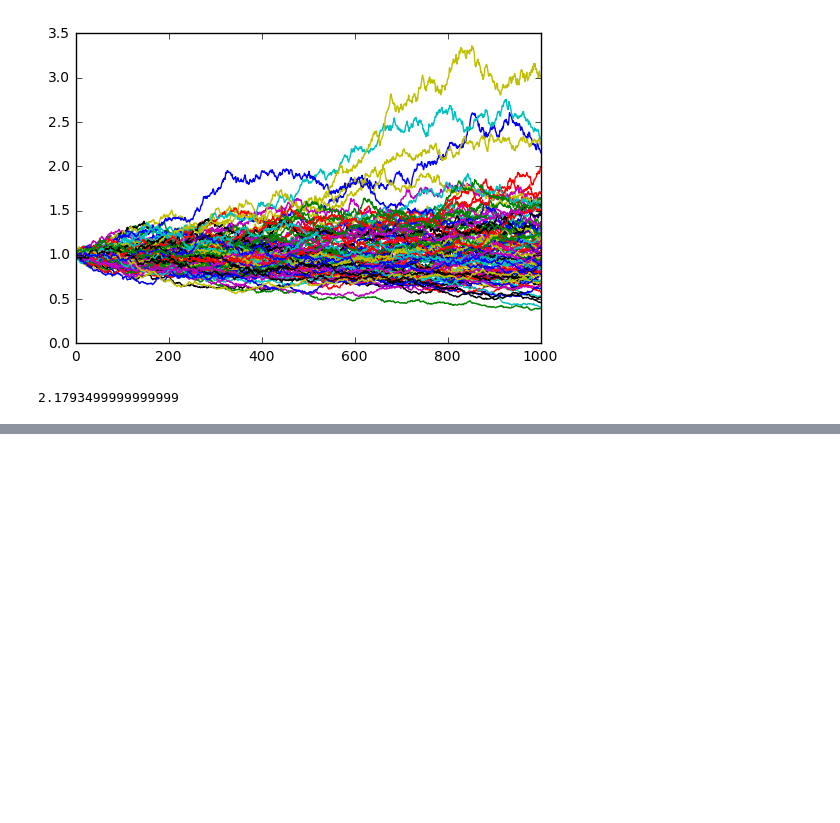
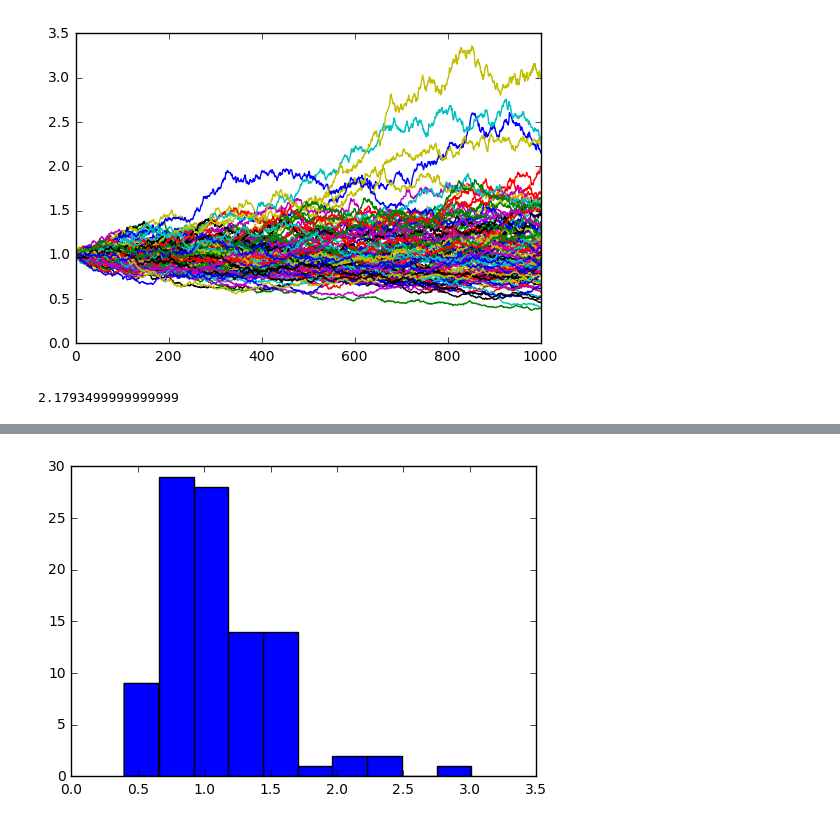
Before and after one commit to gengler1123/Cpp-For-Finance, a Jupyter notebook: Week 04/Geometric Brownian Motion/Geometric Brownian Motion.ipynb, the cells around one changed output, grey strips where cells are left out. Drawn from its saved outputs; the diff is of its cells as text; code cells hidden in the pictures; blank space fills up the shorter version.

```diff
--- a/Week 04/Geometric Brownian Motion/Geometric Brownian Motion.ipynb
+++ b/Week 04/Geometric Brownian Motion/Geometric Brownian Motion.ipynb
@@ -52,3 +52,7 @@ plt.show()
 df[0][999]
 # %% [output]
 2.1793499999999999
+# %%
+X = []
+for i in range(100):
+    X.append(df[i][999])
@@ -54,0 +79,6 @@ df[0][999]
+# %%
+plt.figure()
+plt.hist(X)
+plt.show()
+# %% [output]
+[figure, added]
```
Also changed, not shown: parts of 1 cell of this notebook, 10 other files.
